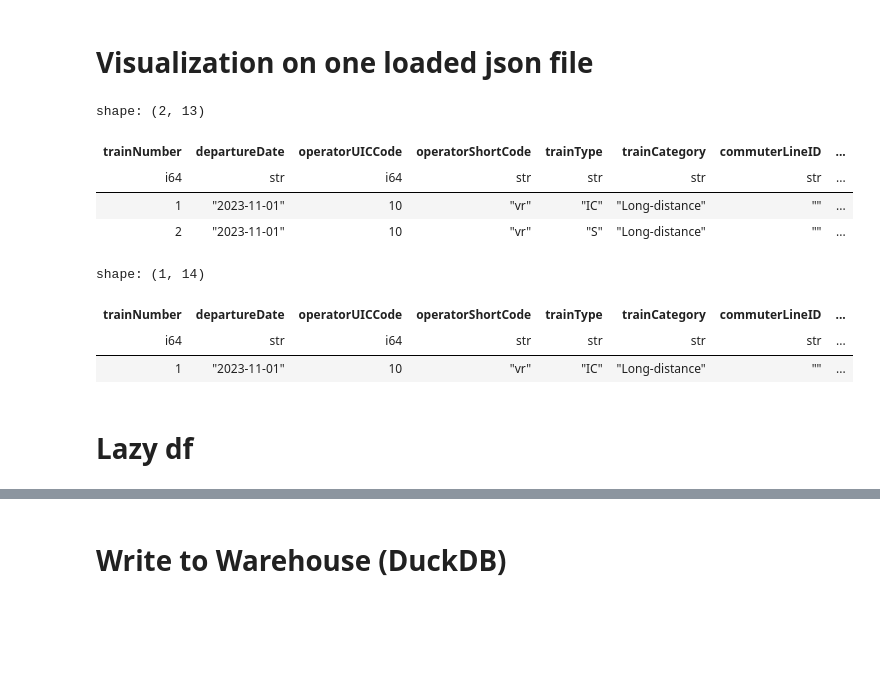
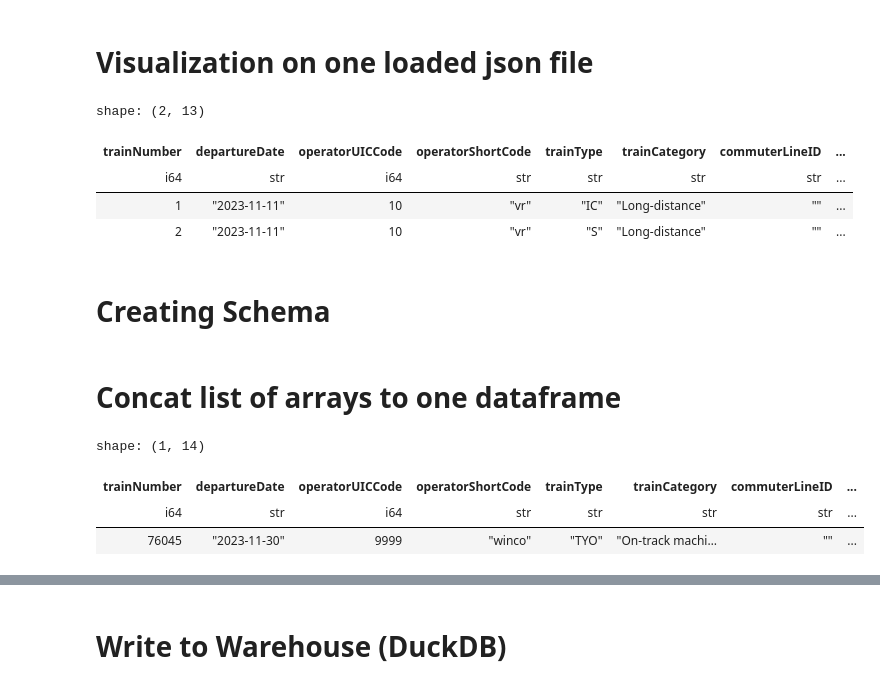
Before and after one commit to emmmahi/VR-data, a Jupyter notebook: src/playground/polars_json_schema.ipynb, the cells around one changed output, grey strips where cells are left out. Drawn from its saved outputs; the diff is of its cells as text; code cells hidden in the pictures; blank space fills up the shorter version.

```diff
--- a/src/playground/polars_json_schema.ipynb
+++ b/src/playground/polars_json_schema.ipynb
@@ -14,14 +14,16 @@ print(len(list(vr_full_load_jsons)))
 # %% [markdown]
 # Visualization on one loaded json file
 # %%
-polars_df = pl.read_json(vr_full_load_jsons[0])
+polars_df = pl.read_json(vr_full_load_jsons[10])
 polars_df.head(2)
 # %% [output]
 shape: (2, 13)
 | trainNumber | departureDate | operatorUICCode | operatorShortCode | trainType | trainCategory | commuterLineID | ... |
 | i64 | str | i64 | str | str | str | str | ... |
-| 1 | "2023-11-01" | 10 | "vr" | "IC" | "Long-distance" | "" | ... |
-| 2 | "2023-11-01" | 10 | "vr" | "S" | "Long-distance" | "" | ... |
+| 1 | "2023-11-11" | 10 | "vr" | "IC" | "Long-distance" | "" | ... |
+| 2 | "2023-11-11" | 10 | "vr" | "S" | "Long-distance" | "" | ... |
+# %% [markdown]
+# Creating Schema
 # %%
 SCHEMA = {
     "trainNumber": pl.Int64,
@@ -91,11 +90,21 @@ SCHEMA = {
+# %% [markdown]
+# Concat list of arrays to one dataframe
+# %%
+# Initialize an empty DataFrame
+polars_df = pl.DataFrame()
+
+# Read each JSON file and concatenate it to the existing DataFrame
+for json_file in vr_full_load_jsons:
+    df = pl.read_json(json_file, schema=SCHEMA)
+    polars_df = pl.concat([polars_df, df])
+
+# Now, polars_df contains all the data from the JSON files in a single DataFrame
 # %%
-polars_df = pl.read_json(vr_full_load_jsons[0], schema=SCHEMA)
-polars_df.head(1)
+#polars_df = pl.read_json(vr_full_load_jsons[0], schema=SCHEMA)
+polars_df.tail(1)
 # %% [output]
 shape: (1, 14)
 | trainNumber | departureDate | operatorUICCode | operatorShortCode | trainType | trainCategory | commuterLineID | ... |
 | i64 | str | i64 | str | str | str | str | ... |
-| 1 | "2023-11-01" | 10 | "vr" | "IC" | "Long-distance" | "" | ... |
+| 76045 | "2023-11-30" | 9999 | "winco" | "TYO" | "On-track machi… | "" | ... |
-# %% [markdown]
-# Lazy df
 # %%
```
Also changed, not shown: parts of 5 cells of this notebook, 13 other files.
